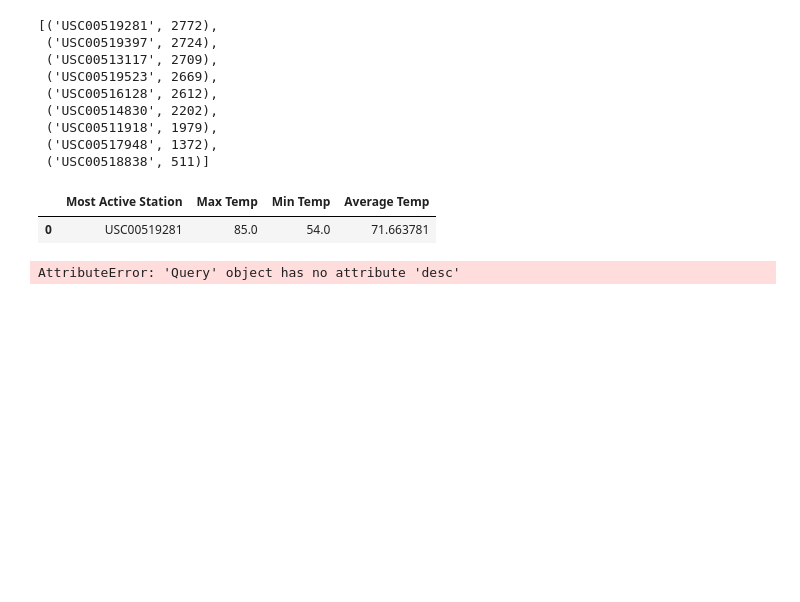
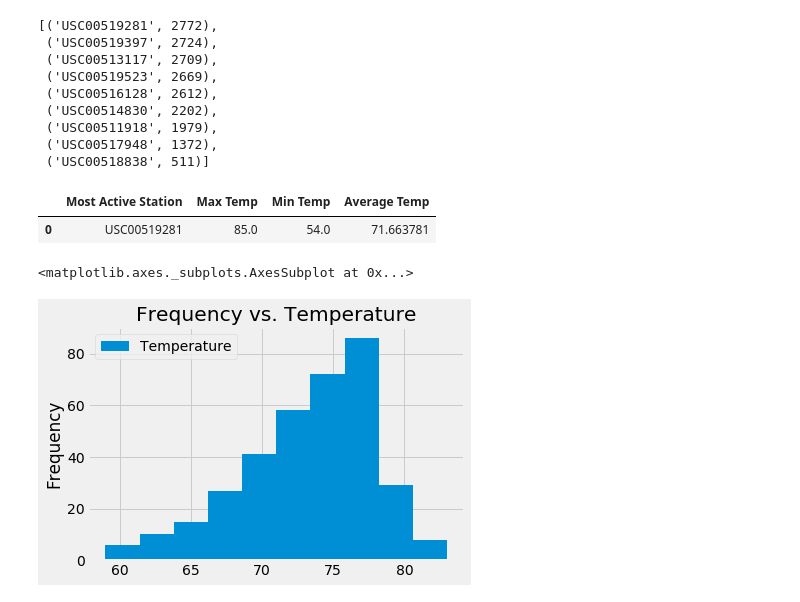
Before and after one commit to SteveZych/sqlalchemy-challenge, a Jupyter notebook: sqlalchemy-challenge.ipynb, the cells around one changed output. Saved outputs shown, nothing was run; the diff lists cells and outputs as text; code cells hidden in the pictures; blank space fills up the shorter version.

```diff
--- a/sqlalchemy-challenge.ipynb
+++ b/sqlalchemy-challenge.ipynb
@@ -117,8 +117,12 @@ df
 # %%
  # Using the most active station id
 # Query the last 12 months of temperature observation data for this station and plot the results as a histogram
-session.query(measurement.date, measurement.tobs).filter(measurement.station == 'USC00519281')\
-.order_by(measurement.date).desc().all()
+mostActive = session.query(measurement.date, measurement.tobs).filter(measurement.station == 'USC00519281')\
+.filter(measurement.date >= "2016-08-23").order_by(measurement.date).all()
+
+df = pd.DataFrame(mostActive, columns=["Date","Temperature"])
+df.plot(kind="hist",x="Date", y="Temperature", title="Frequency vs. Temperature")
 # %% [output]
-AttributeError: 'Query' object has no attribute 'desc'
+<matplotlib.axes._subplots.AxesSubplot at 0x...>
+[figure, added]
 # %%
```
Also changed, not shown: parts of 2 cells of this notebook, 1 other file.
